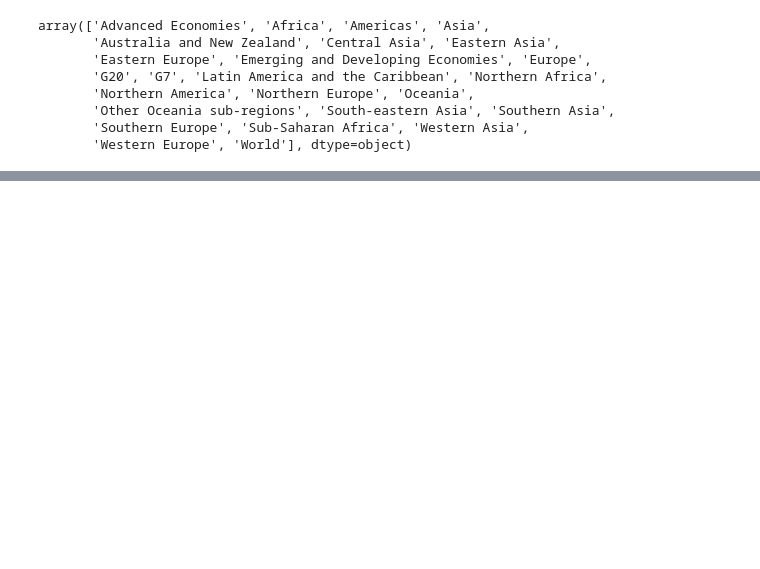
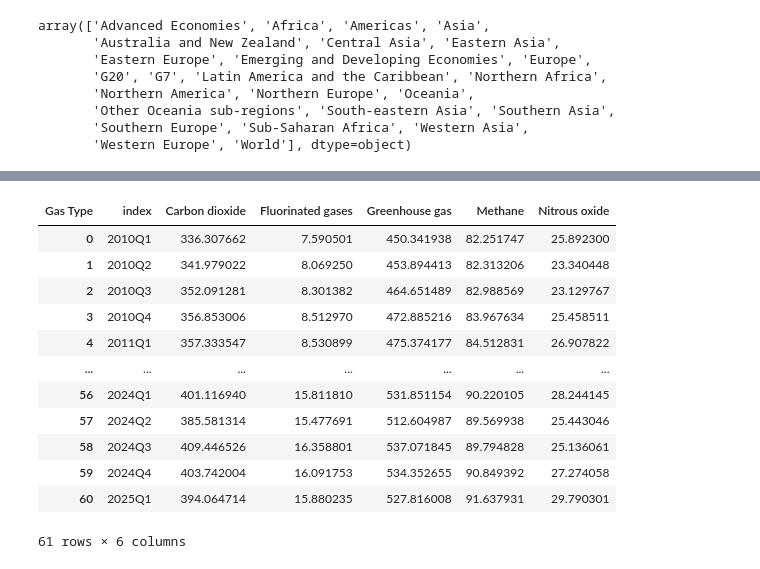
Before and after one commit to shantguedekelian/Project-2, a Jupyter notebook: proj2.ipynb, the cells around one changed output, grey strips where cells are left out. Drawn from its saved outputs; the diff is of its cells as text; code cells hidden in the pictures; blank space fills up the shorter version.

```diff
--- a/proj2.ipynb
+++ b/proj2.ipynb
@@ -44 +49,19 @@ df
+# %%
+gas = df.iloc[:, 14:].columns
+gas_overtime = df.groupby('Gas Type')[gas].mean().T.reset_index()
+gas_overtime
+# %% [output]
+| Gas Type | index | Carbon dioxide | Fluorinated gases | Greenhouse gas | Methane | Nitrous oxide |
+| 0 | 2010Q1 | 336.307662 | 7.590501 | 450.341938 | 82.251747 | 25.892300 |
+| 1 | 2010Q2 | 341.979022 | 8.069250 | 453.894413 | 82.313206 | 23.340448 |
+| 2 | 2010Q3 | 352.091281 | 8.301382 | 464.651489 | 82.988569 | 23.129767 |
+| 3 | 2010Q4 | 356.853006 | 8.512970 | 472.885216 | 83.967634 | 25.458511 |
+| 4 | 2011Q1 | 357.333547 | 8.530899 | 475.374177 | 84.512831 | 26.907822 |
+| ... | ... | ... | ... | ... | ... | ... |
+| 56 | 2024Q1 | 401.116940 | 15.811810 | 531.851154 | 90.220105 | 28.244145 |
+| 57 | 2024Q2 | 385.581314 | 15.477691 | 512.604987 | 89.569938 | 25.443046 |
+| 58 | 2024Q3 | 409.446526 | 16.358801 | 537.071845 | 89.794828 | 25.136061 |
+| 59 | 2024Q4 | 403.742004 | 16.091753 | 534.352655 | 90.849392 | 27.274058 |
+| 60 | 2025Q1 | 394.064714 | 15.880235 | 527.816008 | 91.637931 | 29.790301 |
+61 rows × 6 columns
 # %%
```
Also changed, not shown: parts of 6 cells of this notebook.
